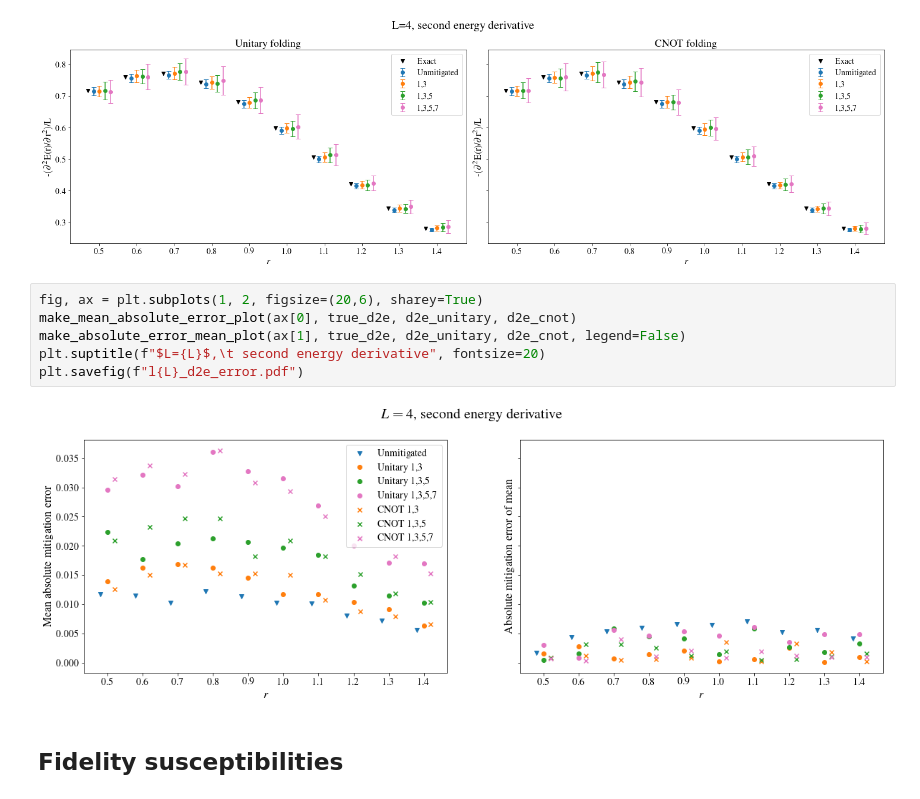
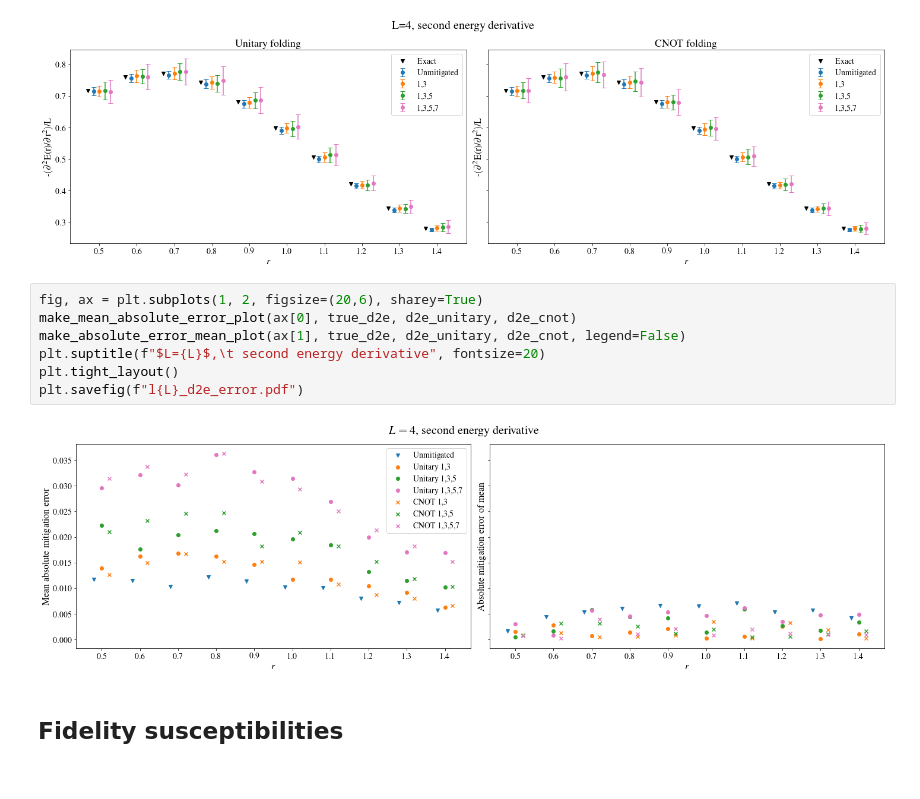
Before and after one commit to glassnotes/qcfs-autodiff, a Jupyter notebook: results-manila-noise-4spin/Plots-L4.ipynb, the cells around one changed output. Cells and saved outputs as stored; diff of their text form.

Commit message:
Rerun plotting scripts.

```diff
--- a/results-manila-noise-4spin/Plots-L4.ipynb
+++ b/results-manila-noise-4spin/Plots-L4.ipynb
@@ -82,11 +82,12 @@ plt.savefig(f"l{L}_d2e.pdf")
 # %%
 fig, ax = plt.subplots(1, 2, figsize=(20,6), sharey=True)
 make_mean_absolute_error_plot(ax[0], true_d2e, d2e_unitary, d2e_cnot)
 make_absolute_error_mean_plot(ax[1], true_d2e, d2e_unitary, d2e_cnot, legend=False)
 plt.suptitle(f"$L={L}$,\t second energy derivative", fontsize=20)
+plt.tight_layout()
 plt.savefig(f"l{L}_d2e_error.pdf")
 # %% [output]
-[figure, old version]
+[figure, new version]
 # %% [markdown]
 ## Fidelity susceptibilities
 # %%
```
Also changed, not shown: 14 other files.
